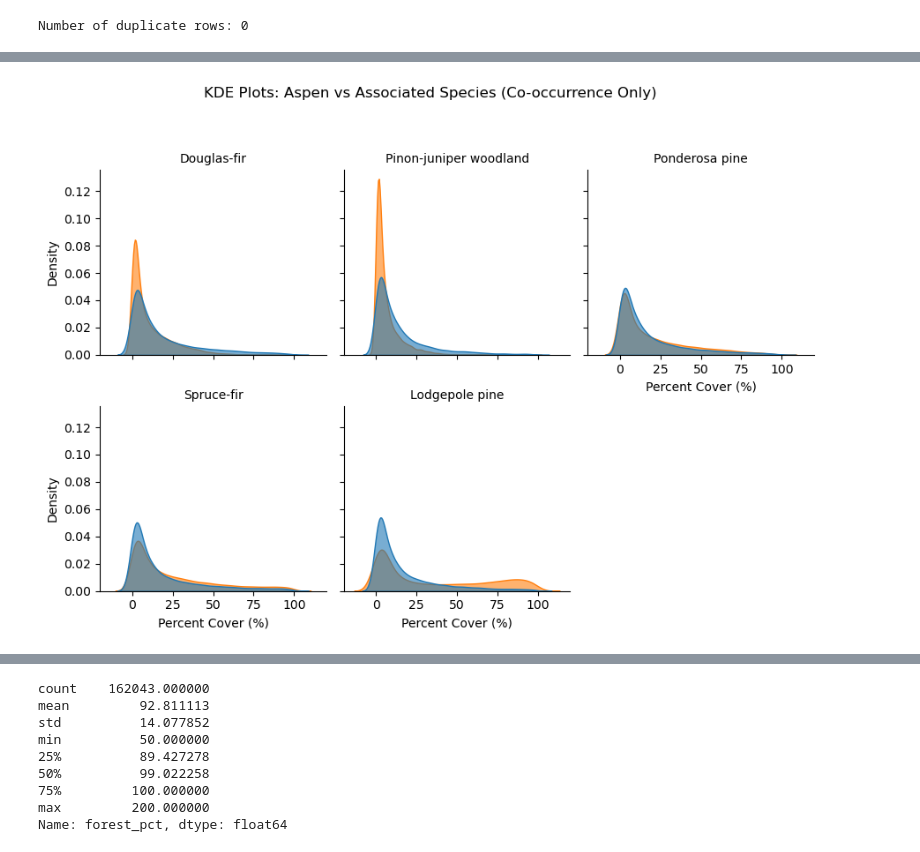
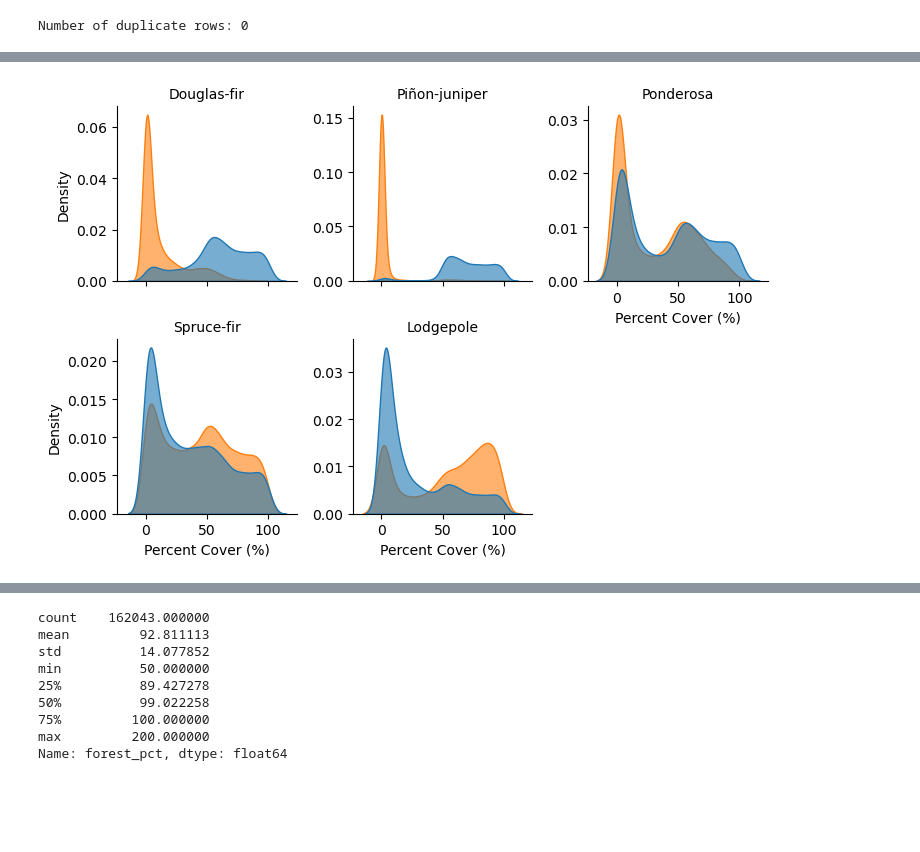
Before and after one commit to natshoff/aspen-fire-fork, a Jupyter notebook: Aim2/code/Python/05a_biophys_TreeMap_gridstats.ipynb, the cells around one changed output, grey strips where cells are left out. Cells and saved outputs as stored; diff of their text form; code cells hidden in the pictures; blank space fills up the shorter version.

Commit message:
Updates to heatmapping co-occurrence

```diff
--- a/Aim2/code/Python/05a_biophys_TreeMap_gridstats.ipynb
+++ b/Aim2/code/Python/05a_biophys_TreeMap_gridstats.ipynb
@@ -482,43 +609,56 @@ Name: forest_pct, dtype: float64
 # %%
+# plot the distribution of percent cover
 df = grid_aspen.copy() # work with a copy
 
 kde_data = []
-
-# Unique species excluding Aspen
-spps = [s for s in df['SpeciesName'].unique() if s != 'Aspen']
-
-# Filter for co-occurrence and prepare data for each species
 for sp in spps:
     df_sp = df[df['SpeciesName'].isin(['Aspen', sp])]
 
     # Pivot table to create columns for Aspen and the species
     cover_df = (
         df_sp.pivot_table(index='grid_index', columns='SpeciesName', values='spp_pct', fill_value=0)
         .reset_index()
-        .rename(columns={'Aspen': 'aspen_pct', sp: f'{sp}_pct'})
+        .rename(columns={'Aspen': 'Aspen', sp: sp})
     )
 
-    # Filter for co-occurrence (both Aspen and the species must have >0 cover)
-    cover_df = cover_df[(cover_df['aspen_pct'] > 0) & (cover_df[f'{sp}_pct'] > 0)]
+    # Filter for co-occurrence
+    cover_df['combined_pct'] = cover_df['Aspen'] + cover_df[sp]
+    cover_df = cover_df[cover_df['combined_pct'] > 50]
 
     # Melt data for Seaborn FacetGrid
-    melted = cover_df.melt(id_vars='grid_index', value_vars=['aspen_pct', f'{sp}_pct'],
-                           var_name='species', value_name='pct_cover')
+    melted = cover_df.melt(
+        id_vars='grid_index',
+        value_vars=['Aspen', sp],
+        var_name='species',
+        value_name='pct_cover'
+    )
     melted['other_spp'] = sp  # Add metadata for faceting
     kde_data.append(melted)
 
 # Combine data for all species
 kde_data_df = pd.concat(kde_data, ignore_index=True)
 
-# KDE Facet Plot
-g = sns.FacetGrid(kde_data_df, col="other_spp", col_wrap=3, height=3, sharex=True, sharey=True)
-g.map_dataframe(sns.kdeplot, x="pct_cover", hue="species", fill=True, alpha=0.6, common_norm=False)
+# FacetGrid with the fixed palette
+g = sns.FacetGrid(kde_data_df, col="other_spp", col_wrap=3, height=2.5, sharex=True, sharey=False)
+
+# Map kdeplot with consistent colors
+g.map_dataframe(
+    sns.kdeplot,
+    x="pct_cover",
+    hue="species",
+    fill=True,
+    alpha=0.6,
+    common_norm=False,
+)
 
 # Adjust labels and titles
 g.set_titles("{col_name}")
 g.set_axis_labels("Percent Cover (%)", "Density")
-plt.suptitle("KDE Plots: Aspen vs Associated Species (Co-occurrence Only)", y=1.05)
-plt.tight_layout()
+g.tight_layout()
+
+out_plot = os.path.join(projdir, 'figures/FigureX_CoOccurring_CoverDistribution.png')
+plt.savefig(out_plot, dpi=300, bbox_inches='tight')
+
 plt.show()
 # %% [output]
-[figure, old version]
+[figure, new version]
```
Also changed, not shown: parts of 12 cells of this notebook, 10 other files.
